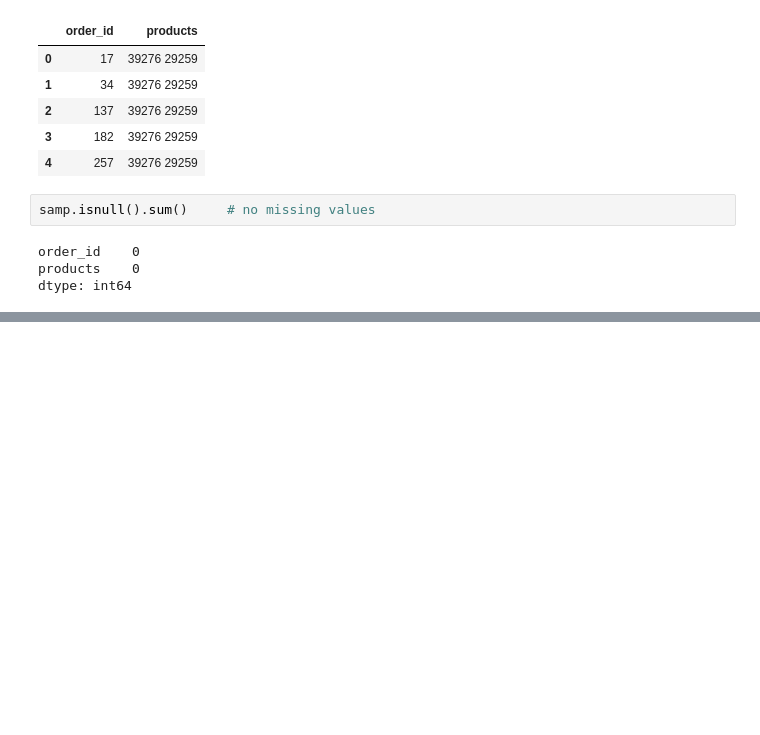
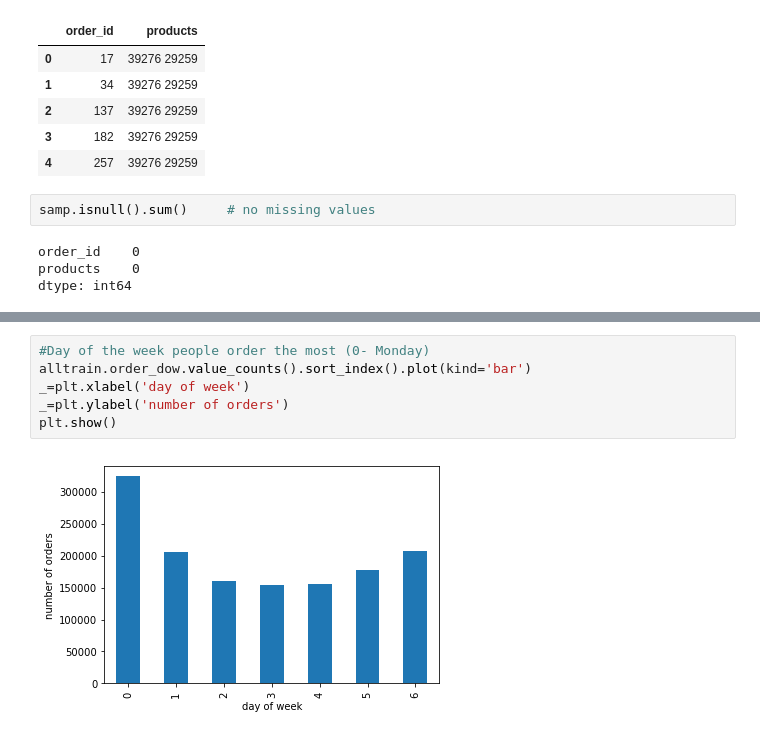
Before and after one commit to DrAugustine1981/InstacartCapstoneProject, a Jupyter notebook: EDA.ipynb, the cells around one changed output, grey strips where cells are left out. Cells and saved outputs as stored; diff of their text form; blank space fills up the shorter version.

```diff
--- a/EDA.ipynb
+++ b/EDA.ipynb
@@ -175,0 +336,8 @@ total number of products = 49688
+# %%
+#Day of the week people order the most (0- Monday)
+alltrain.order_dow.value_counts().sort_index().plot(kind='bar')
+_=plt.xlabel('day of week')
+_=plt.ylabel('number of orders')
+plt.show()
+# %% [output]
+[figure, added]
```
Also changed, not shown: parts of 50 cells of this notebook.
